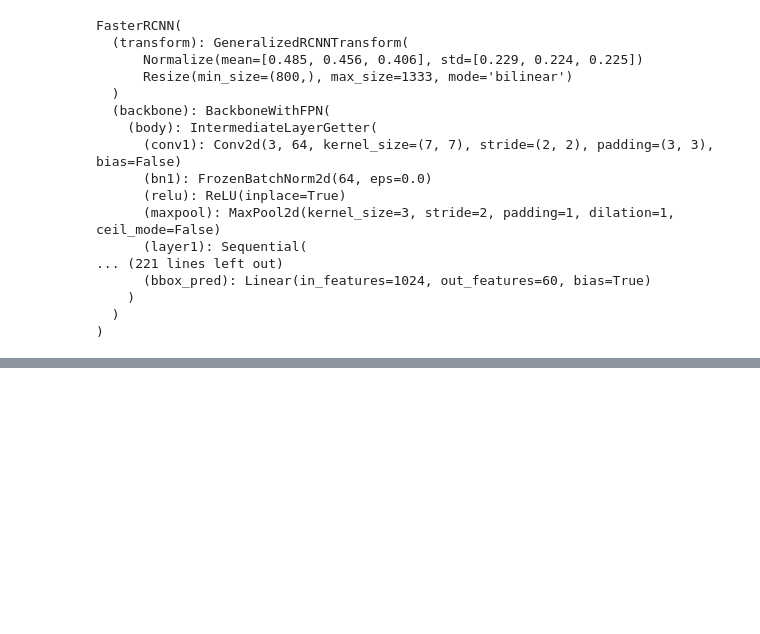
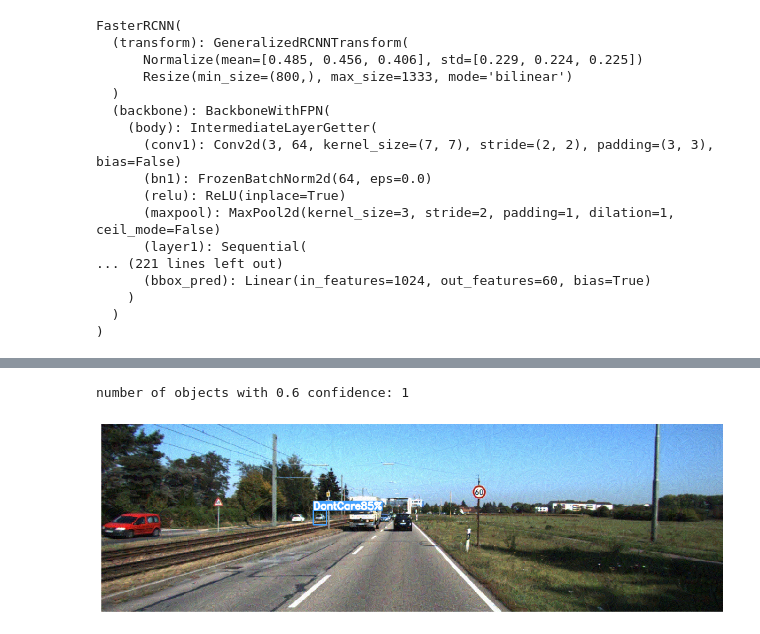
Before and after one commit to ayacherigui/Kitti_FasterRCNN, a Jupyter notebook: Notebooks/inference.ipynb, the cells around one changed output, grey strips where cells are left out. Cells and saved outputs as stored; diff of their text form; code cells hidden in the pictures; blank space fills up the shorter version.

```diff
--- a/Notebooks/inference.ipynb
+++ b/Notebooks/inference.ipynb
@@ -106,7 +106,7 @@ def DrawBbox(image,th,txt_color=(255, 255, 255)):
   plt.figure(figsize=(15,15))
   plt.axis("off")
 
-  return plt.imshow(img)
+  plt.imshow(img.astype(np.uint8), interpolation="nearest")
 # %%
 #read the image in cv2
 im=cv2.imread("/home/aya/Desktop/Kitti-ObjectDetection/FasterRCNN/KittiVOC/JPEGImages/000225.jpg")
@@ -118,0 +161,16 @@ number of objects with 0.6 confidence: 4
+# %%
+img=cv2.imread("photo.png")
+# %%
+#predict
+with torch.no_grad(): #not to use the gradient function of pytorch (grad will not be calculated)
+    pred=model([ConvertTensor(img)],)
+end_time = time.time()
+#seperate the 3 keys (boxes, labels, scores)
+bboxes, labels, scores= pred[0]["boxes"], pred[0]["labels"], pred[0]["scores"]
+#read the image in cv2
+im=cv2.imread("photo.png")
+#Draw bboxes
+DrawBbox(img,0.6)
+# %% [output]
+number of objects with 0.6 confidence: 1
+[figure, added]
```
Also changed, not shown: parts of 8 cells of this notebook.
